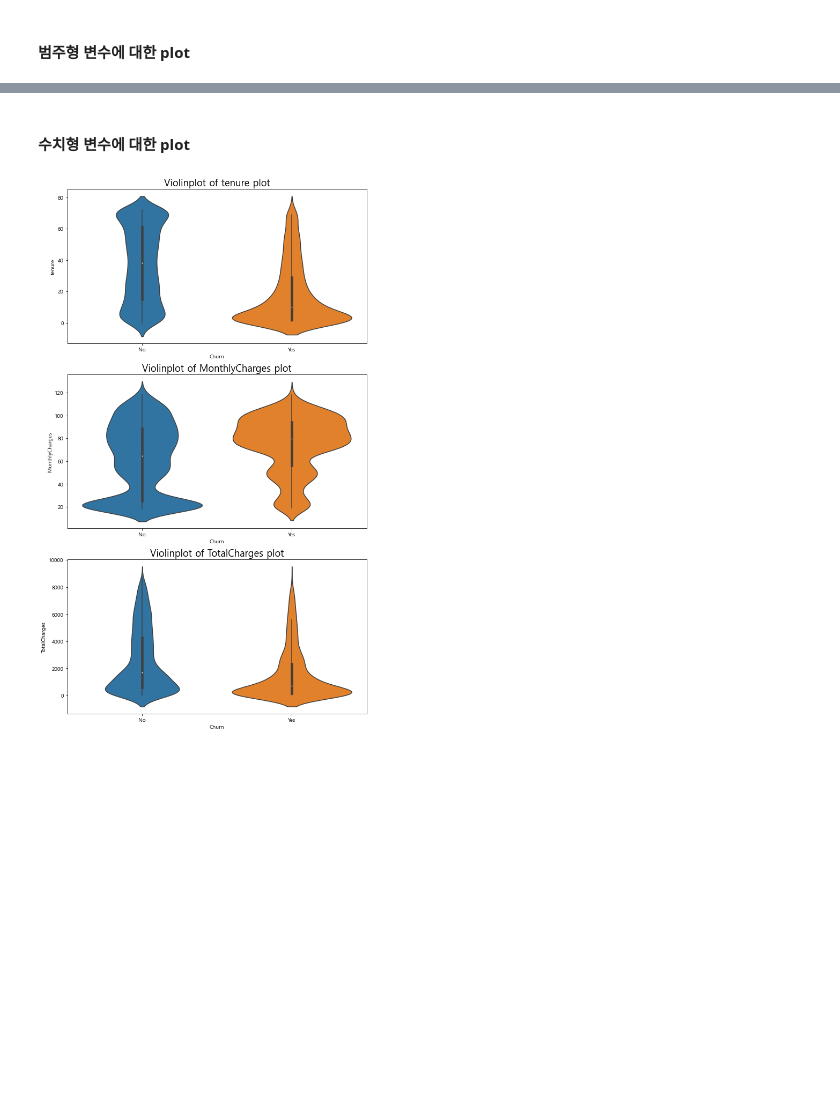
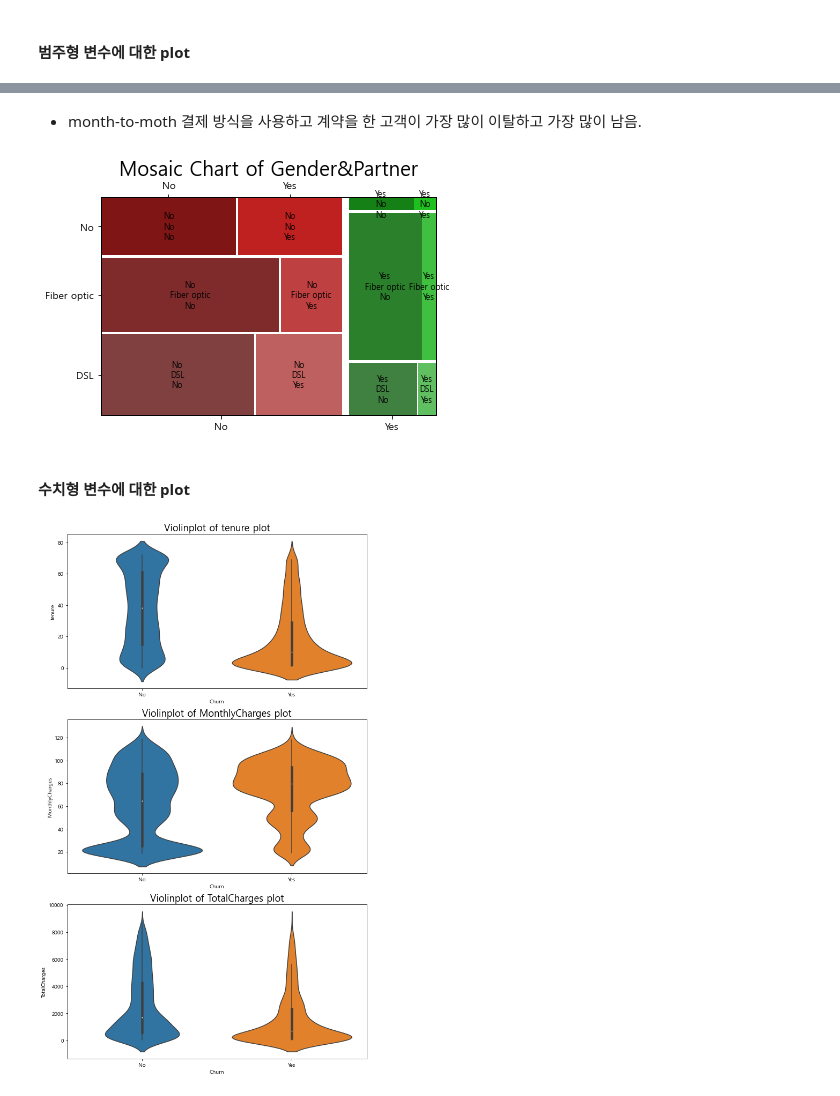
Before and after one commit to parkseonga/Kaggle_EDA, a Jupyter notebook: Practical training/Telco Customer.ipynb, the cells around one changed output, grey strips where cells are left out. Drawn from its saved outputs; the diff is of its cells as text; code cells hidden in the pictures; blank space fills up the shorter version.

```diff
--- a/Practical training/Telco Customer.ipynb
+++ b/Practical training/Telco Customer.ipynb
@@ -186,3 +271,13 @@ plt.show()
+# %% [markdown]
+* month-to-moth 결제 방식을 사용하고 계약을 한 고객이 가장 많이 이탈하고 가장 많이 남음.
+# %%
+mosaic(df.sort_values('Churn'), ['Churn', 'InternetService', 'Dependents'], gap = 0.02)
+# sort_values 에 있는 컬럼 기준으로 x축
+plt.title('Mosaic Chart of Gender&Partner', fontsize=20)
+
+plt.show()
+# %% [output]
+[figure, added]
 # %% [markdown]
 #### 수치형 변수에 대한 plot
 # %%
```
Also changed, not shown: parts of 30 cells of this notebook.
